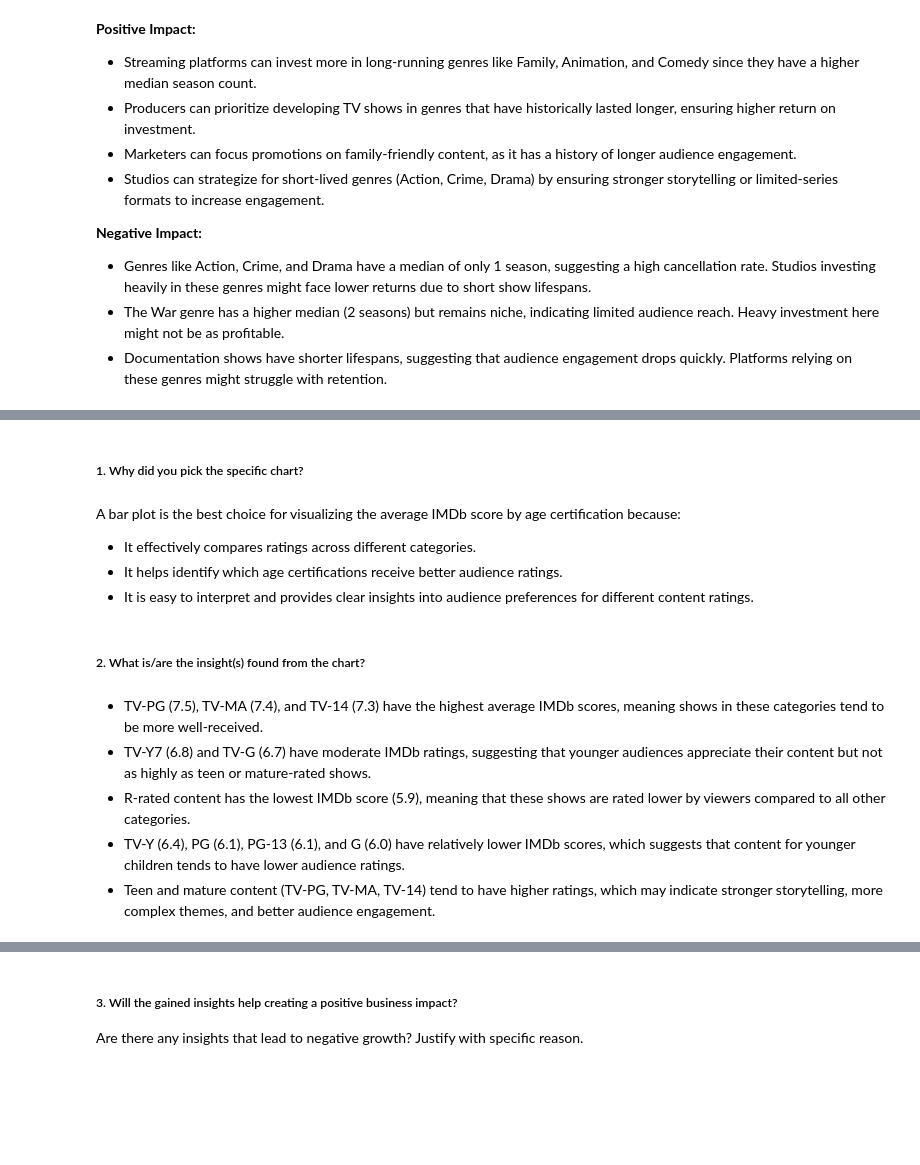
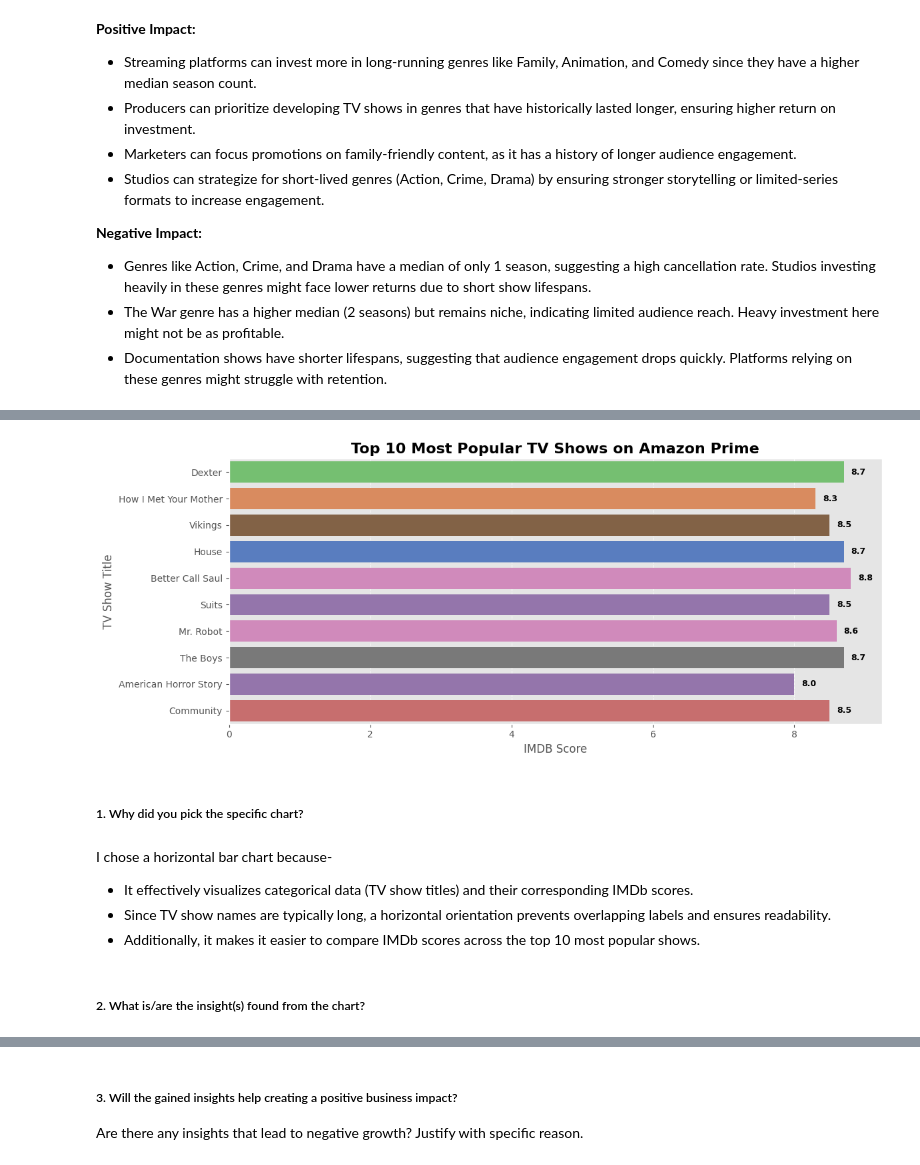
Before and after one commit to pmehta2612/Amazon-Prime-EDA-, a Jupyter notebook: Amazon_Prime_Video_Content_Analysis.ipynb, the cells around one changed output, grey strips where cells are left out. Drawn from its saved outputs; the diff is of its cells as text; code cells hidden in the pictures; blank space fills up the shorter version.

```diff
--- a/Amazon_Prime_Video_Content_Analysis.ipynb
+++ b/Amazon_Prime_Video_Content_Analysis.ipynb
@@ -1417,15 +1377,50 @@ plt.show()
+# %%
+# Chart - 18 visualization code
+
+# Filter only TV shows
+tv_shows = df3[df3['content_type'] == 'SHOW']
+
+# Rank TV shows based on IMDB votes, IMDB score, and TMDB popularity
+tv_shows = tv_shows.sort_values(by=['imdb_votes', 'imdb_score', 'tmdb_popularity'], ascending=[False, False, False])
+
+# Select top 10 most popular TV shows
+popular_tv_shows = tv_shows[['title', 'release_year', 'imdb_score', 'imdb_votes', 'tmdb_popularity', 'tmdb_score']].drop_duplicates().head(10)
+
+# Create Bar Plot
+plt.figure(figsize=(12, 5))
+sns.barplot(
+    data=popular_tv_shows,
+    x='imdb_score',
+    y='title',
+    palette='muted',
+    hue='release_year',
+    dodge=False,
+    legend = False
+)
+
+# Add data labels
+for index, value in enumerate(popular_tv_shows['imdb_score']):
+    plt.text(value + 0.1, index, f"{value:.1f}", va='center', fontsize=9,fontweight='bold')
+
+# Add Labels & Titles
+plt.xlabel("IMDB Score", fontsize=12)
+plt.ylabel("TV Show Title", fontsize=12)
+plt.title("Top 10 Most Popular TV Shows on Amazon Prime", fontsize=16, fontweight='bold')
+
+# Add Grid
+plt.grid(axis='x', linestyle='--', alpha=0.7)
+# Layout View
+plt.tight_layout()
+# Show the plot
+plt.show()
+# %% [output]
+[figure, added]
 # %% [markdown]
 ##### 1. Why did you pick the specific chart?
-# %% [markdown]
-A bar plot is the best choice for visualizing the average IMDb score by age certification because:
-* It effectively compares ratings across different categories.
-* It helps identify which age certifications receive better audience ratings.
-* It is easy to interpret and provides clear insights into audience preferences for different content ratings.
+# %% [markdown]
+I chose a horizontal bar chart because-
+* It effectively visualizes categorical data (TV show titles) and their corresponding IMDb scores.
+* Since TV show names are typically long, a horizontal orientation prevents overlapping labels and ensures readability.
+* Additionally, it makes it easier to compare IMDb scores across the top 10 most popular shows.
 # %% [markdown]
 ##### 2. What is/are the insight(s) found from the chart?
-# %% [markdown]
-* TV-PG (7.5), TV-MA (7.4), and TV-14 (7.3) have the highest average IMDb scores, meaning shows in these categories tend to be more well-received.
-* TV-Y7 (6.8) and TV-G (6.7) have moderate IMDb ratings, suggesting that younger audiences appreciate their content but not as highly as teen or mature-rated shows.
-* R-rated content has the lowest IMDb score (5.9), meaning that these shows are rated lower by viewers compared to all other categories.
-* TV-Y (6.4), PG (6.1), PG-13 (6.1), and G (6.0) have relatively lower IMDb scores, which suggests that content for younger children tends to have lower audience ratings.
-* Teen and mature content (TV-PG, TV-MA, TV-14) tend to have higher ratings, which may indicate stronger storytelling, more complex themes, and better audience engagement.
```
Also changed, not shown: parts of 19 cells of this notebook.
